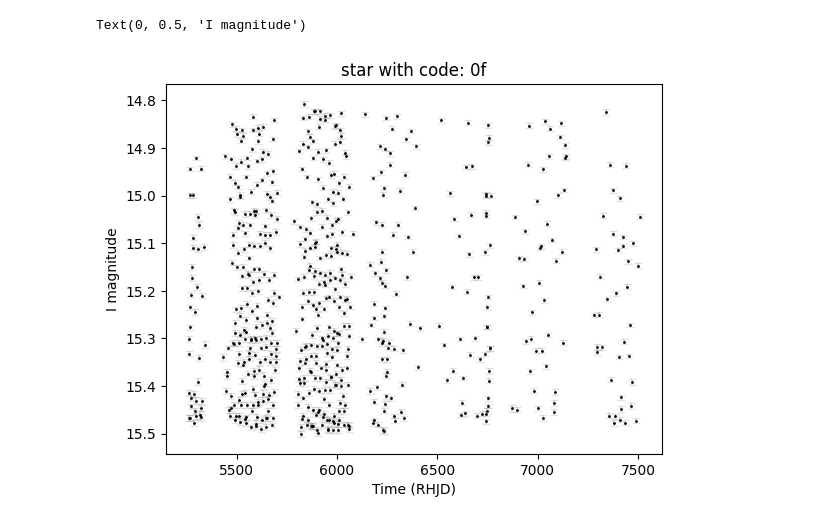
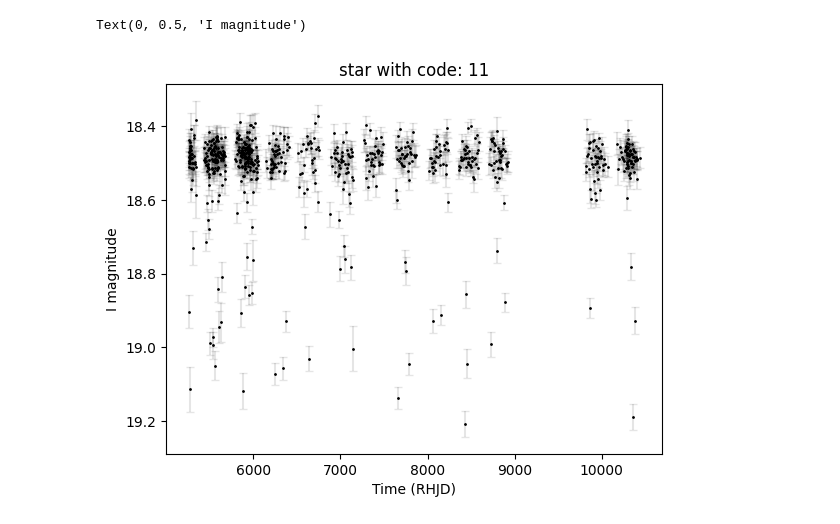
Before and after one commit to Brunelleschk1/Personal-projects, a Jupyter notebook: Proyectos de Astronomía/Laboratorio 7/VVV_Read_Data copy.ipynb, the cells around one changed output. Drawn from its saved outputs; the diff is of its cells as text; code cells hidden in the pictures.

```diff
--- a/Proyectos de Astronomía/Laboratorio 7/VVV_Read_Data copy.ipynb
+++ b/Proyectos de Astronomía/Laboratorio 7/VVV_Read_Data copy.ipynb
@@ -8,23 +8,23 @@ import h5py
 # %%
 def phase(t,f):
     return np.mod(t*f,1)
 
 db = "singlemode_variable_stars_sample.h5"
 
 with h5py.File(db,"r") as file:
     star_codes = list(file["/"].keys())
 
 # para abrir la estrella número 15
-name = star_codes[15]
+name = star_codes[17]
 with h5py.File(db,"r") as file:
     star_data = pd.DataFrame(file[name][:])
 
 plt.scatter(star_data.RHJD, star_data.mag,c='k',s=1)
 plt.errorbar(star_data.RHJD, star_data.mag, star_data.mag_err, fmt=" k", capsize=3, alpha=0.1)
 plt.gca().invert_yaxis()
 plt.title(f"star with code: {name}")
 plt.xlabel("Time (RHJD)")
 plt.ylabel("I magnitude")
 # %% [output]
 Text(0, 0.5, 'I magnitude')
-[figure, old version]
+[figure, new version]
```
Also changed, not shown: parts of 1 cell of this notebook, 1 other file.
